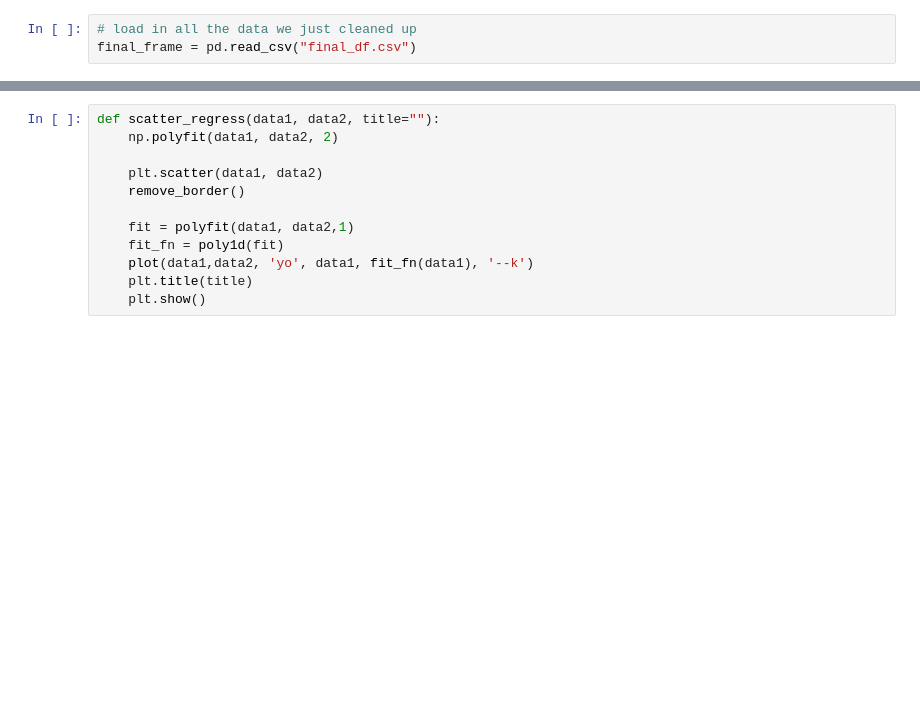
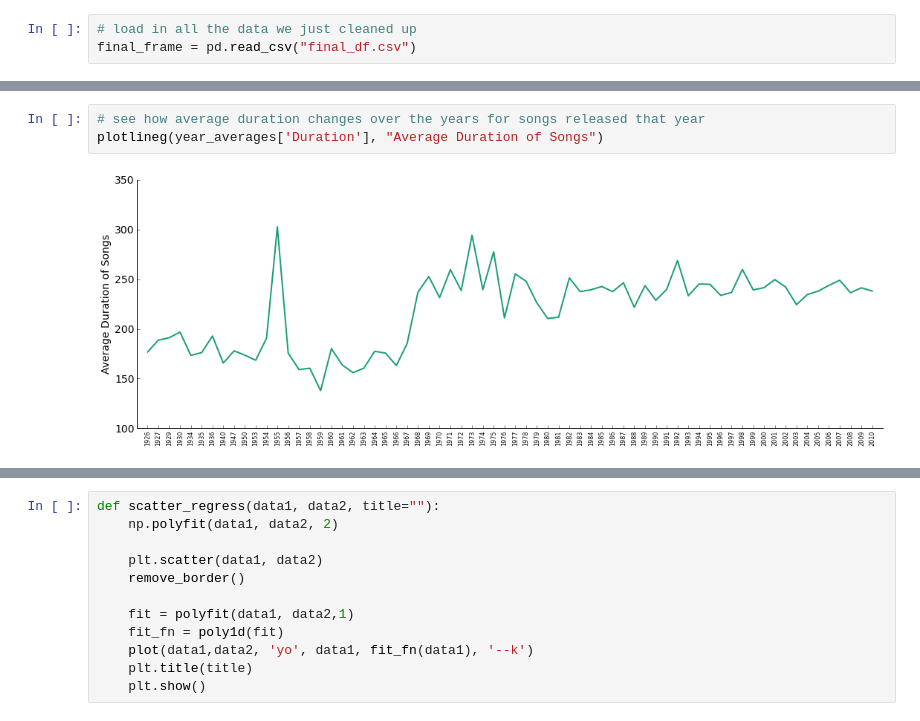
Before and after one commit to AnastasiyaB/Music_Magic, a Jupyter notebook: Process_Book.ipynb, the cells around one changed output, grey strips where cells are left out. Drawn from its saved outputs; the diff is of its cells as text; blank space fills up the shorter version.

```diff
--- a/Process_Book.ipynb
+++ b/Process_Book.ipynb
@@ -450,0 +471,5 @@ plotlineg(test['Artist_Hotness'], "Average Artist Hotness")
+# %%
+# see how average duration changes over the years for songs released that year
+plotlineg(year_averages['Duration'], "Average Duration of Songs")
+# %% [output]
+[figure, added]
```
Also changed, not shown: parts of 56 cells of this notebook, 1 other file.
